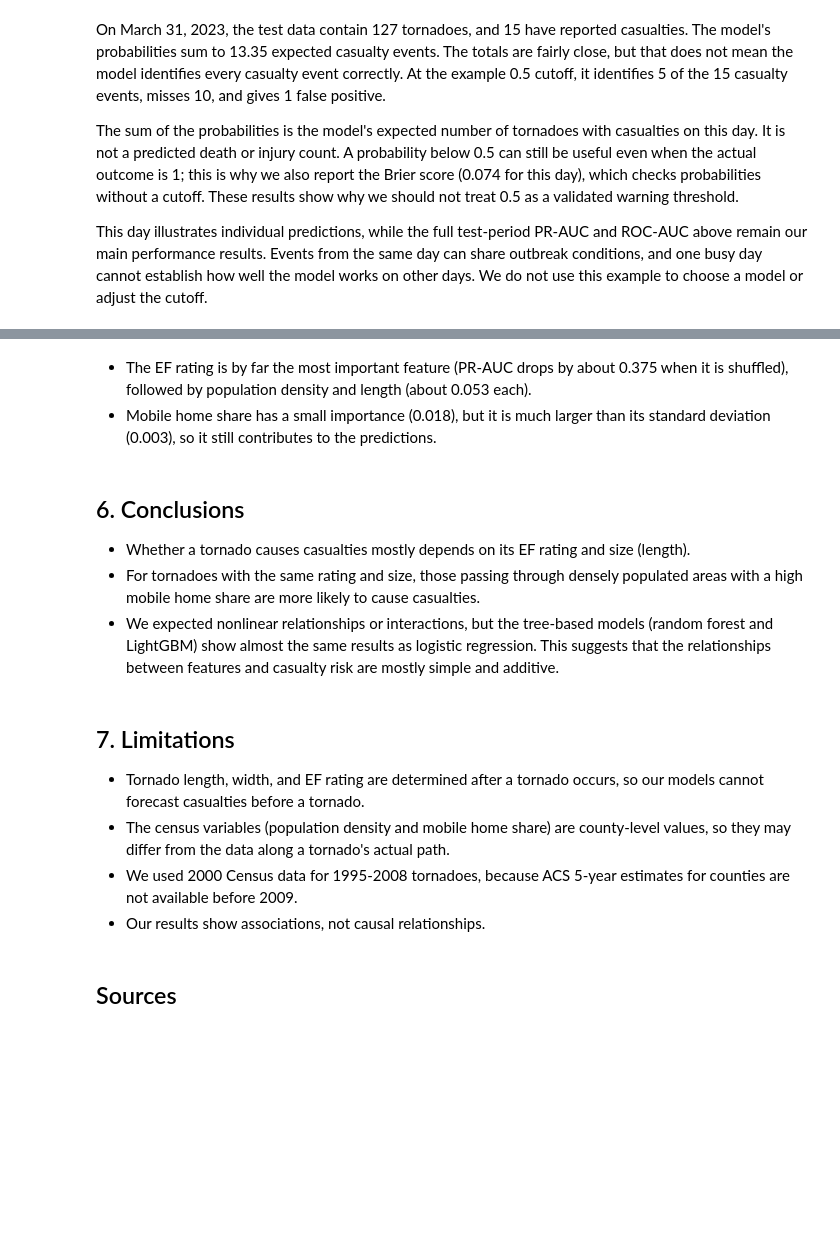
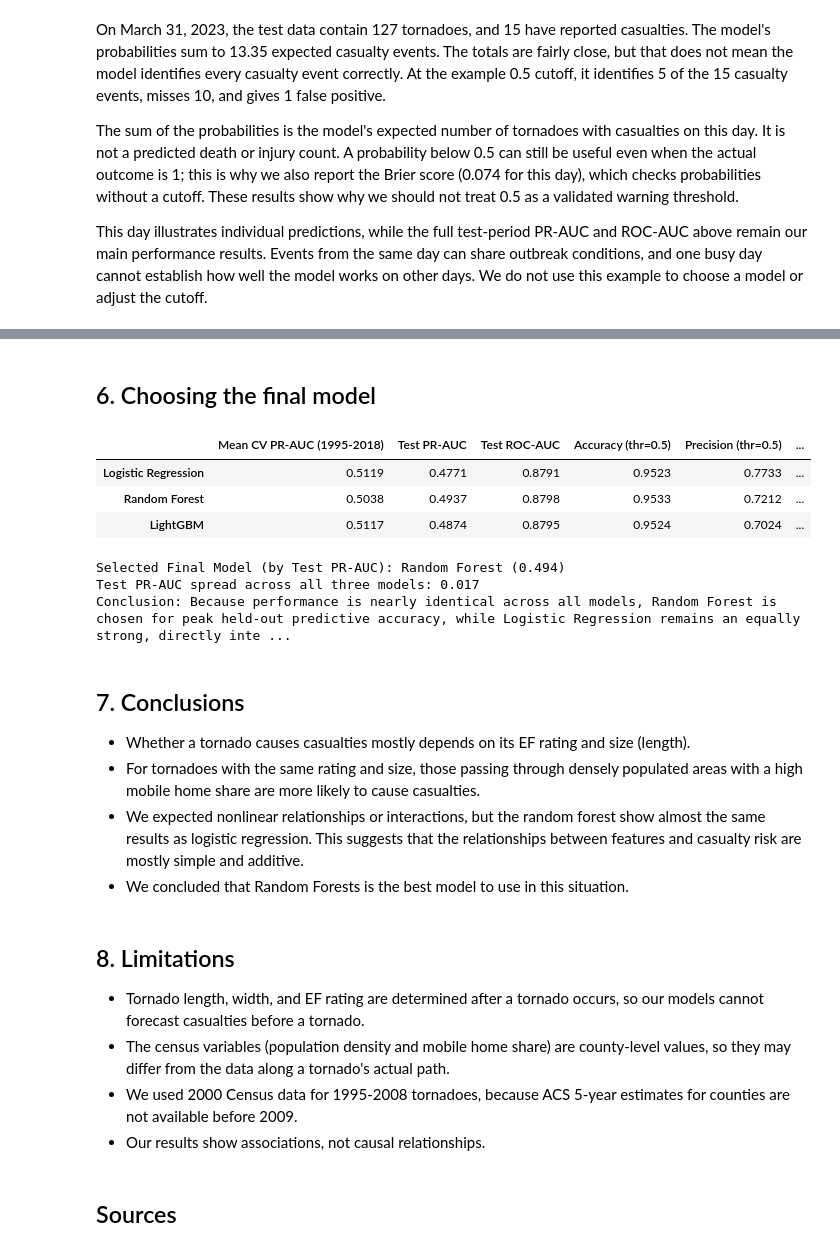
Before and after one commit to hbingley/DangerousTornadoes, a Jupyter notebook: FinalProject.ipynb, the cells around one changed output, grey strips where cells are left out. Saved outputs shown, nothing was run; the diff lists cells and outputs as text; code cells hidden in the pictures; blank space fills up the shorter version.

Commit message:
Updated to include final model and reasons why

```diff
--- a/FinalProject.ipynb
+++ b/FinalProject.ipynb
@@ -939,15 +782,3 @@ display(target)
 |  | tornadoes | share (%) |
 | No casualty | 36330 | 92.6 |
 | Casualty | 2889 | 7.4 |
-# %%
-
-tor = pd.read_csv(DATA_DIR / "tornado_census.csv", parse_dates=["datetime"])
-tor["yr"] = tor["datetime"].dt.year
-tor["casualty"] = ((tor["inj"] + tor["fat"]) > 0).astype(int)
-
-target = pd.DataFrame({
-    "tornadoes": tor["casualty"].value_counts().sort_index(),
-    "share (%)": (100 * tor["casualty"].value_counts(normalize=True).sort_index()).round(1)
-})
-target.index = ["No casualty", "Casualty"]
-display(target)
@@ -1507,7 +1334,7 @@ axes[0].legend(loc="upper right", frameon=False)
 axes[0].spines[["top", "right"]].set_visible(False)
 
 for name, p in preds.items():
-    fpr, tpr, _ = sklearn.metrics.roc_curve(y_test, p)
+    fpr, tpr, _ = roc_curve(y_test, p)
     roc_auc = roc_auc_score(y_test, p)
     axes[1].plot(fpr, tpr, label=f"{name} (ROC-AUC = {roc_auc:.3f})")
 
@@ -1689,13 +1490,58 @@ plt.show()
-# %% [markdown]
-* The EF rating is by far the most important feature (PR-AUC drops by about 0.375 when it is shuffled), followed by population density and length (about 0.053 each).
-* Mobile home share has a small importance (0.018), but it is much larger than its standard deviation (0.003), so it still contributes to the predictions.
+# %% [markdown]
+## 6. Choosing the final model
+# %%
+
+threshold = 0.5
+
+# Calculate predictions at the threshold for each model
+preds_dict = {
+    "Logistic Regression": p_logit,
+    "Random Forest": p_rf,
+    "LightGBM": p_gbm
+}
+
+metrics_list = []
+for name, p in preds_dict.items():
+    y_pred = (p >= threshold).astype(int)
+    metrics_list.append({
+        "Mean CV PR-AUC (1995-2018)": logit_cv.mean() if name == "Logistic Regression" else (rf_search.best_score_ if name == "Random Forest" else gbm_search.best_score_),
+        "Test PR-AUC": pr_logit if name == "Logistic Regression" else (pr_rf if name == "Random Forest" else pr_gbm),
+        "Test ROC-AUC": roc_logit if name == "Logistic Regression" else (roc_rf if name == "Random Forest" else roc_gbm),
+        "Accuracy (thr=0.5)": accuracy_score(y_test, y_pred),
+        "Precision (thr=0.5)": precision_score(y_test, y_pred, zero_division=0),
+        "Recall (thr=0.5)": recall_score(y_test, y_pred, zero_division=0)
+    })
+
+final_comparison = pd.DataFrame(metrics_list, index=["Logistic Regression", "Random Forest", "LightGBM"])
+display(final_comparison.round(4))
+
+best_test_model = final_comparison["Test PR-AUC"].idxmax()
+best_pr = final_comparison.loc[best_test_model, "Test PR-AUC"]
+spread = final_comparison["Test PR-AUC"].max() - final_comparison["Test PR-AUC"].min()
+
+print(f"Selected Final Model (by Test PR-AUC): {best_test_model} ({best_pr:.3f})")
+print(f"Test PR-AUC spread across all three models: {spread:.3f}")
+print(
+    f"Conclusion: Because performance is nearly identical across all models, "
+    f"{best_test_model} is chosen for peak held-out predictive accuracy, while "
+    "Logistic Regression remains an equally strong, directly interpretable alternative."
+)
+# %% [output]
+|  | Mean CV PR-AUC (1995-2018) | Test PR-AUC | Test ROC-AUC | Accuracy (thr=0.5) | Precision (thr=0.5) | ... |
+| Logistic Regression | 0.5119 | 0.4771 | 0.8791 | 0.9523 | 0.7733 | ... |
+| Random Forest | 0.5038 | 0.4937 | 0.8798 | 0.9533 | 0.7212 | ... |
+| LightGBM | 0.5117 | 0.4874 | 0.8795 | 0.9524 | 0.7024 | ... |
+Selected Final Model (by Test PR-AUC): Random Forest (0.494)
+Test PR-AUC spread across all three models: 0.017
+Conclusion: Because performance is nearly identical across all models, Random Forest is chosen for peak held-out predictive accuracy, while Logistic Regression remains an equally strong, directly inte ...
 # %% [markdown]
-## 6. Conclusions
+## 7. Conclusions
 * Whether a tornado causes casualties mostly depends on its EF rating and size (length).
 * For tornadoes with the same rating and size, those passing through densely populated areas with a high mobile home share are more likely to cause casualties.
-* We expected nonlinear relationships or interactions, but the tree-based models (random forest and LightGBM) show almost the same results as logistic regression. This suggests that the relationships between features and casualty risk are mostly simple and additive.
+* We expected nonlinear relationships or interactions, but the random forest show almost the same results as logistic regression. This suggests that the relationships between features and casualty risk are mostly simple and additive.
+* We concluded that Random Forests is the best model to use in this situation.
 # %% [markdown]
-## 7. Limitations
+## 8. Limitations
 * Tornado length, width, and EF rating are determined after a tornado occurs, so our models cannot forecast casualties before a tornado.
 * The census variables (population density and mobile home share) are county-level values, so they may differ from the data along a tornado's actual path.
 * We used 2000 Census data for 1995-2008 tornadoes, because ACS 5-year estimates for counties are not available before 2009.
```
Also changed, not shown: parts of 28 cells of this notebook.
